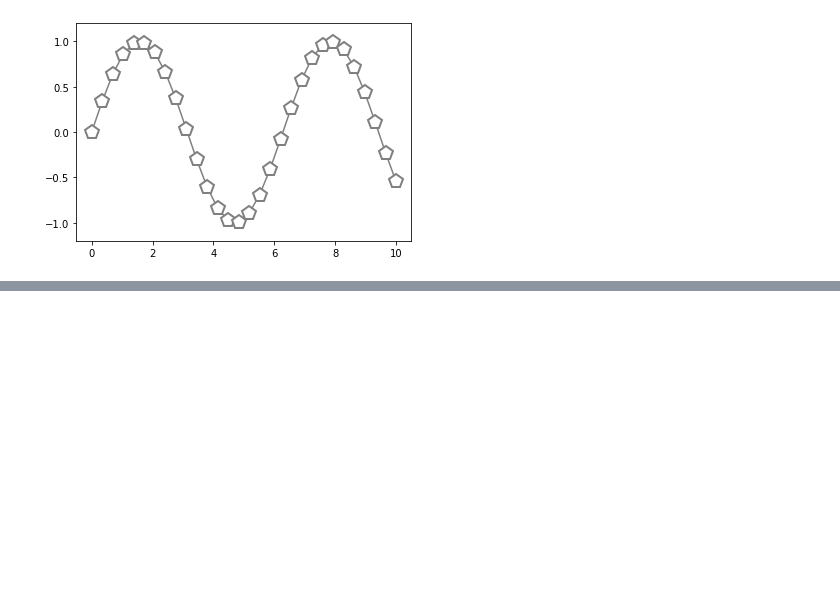
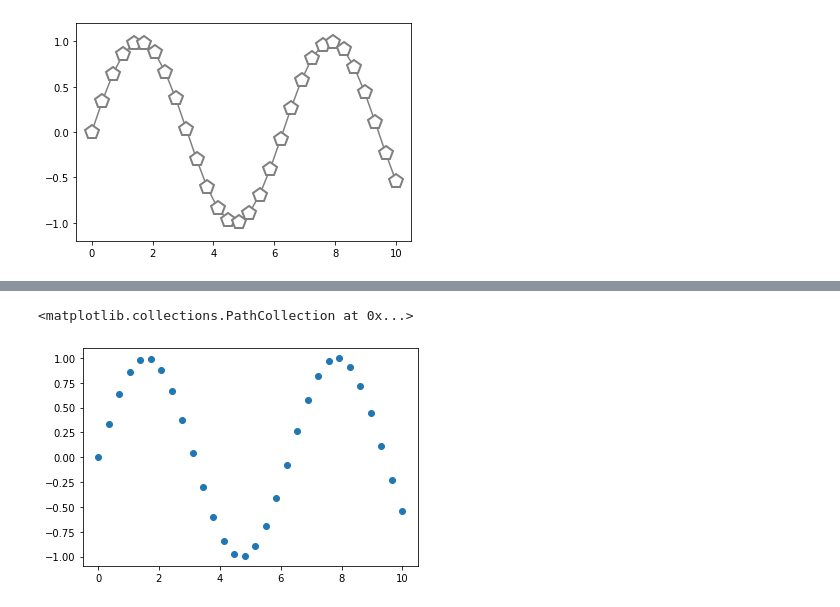
Before and after one commit to JP109/ML-Basics, a Jupyter notebook: matplotlib/Scatter_plot.ipynb, the cells around one changed output, grey strips where cells are left out. Cells and saved outputs as stored; diff of their text form; code cells hidden in the pictures; blank space fills up the shorter version.

```diff
--- a/matplotlib/Scatter_plot.ipynb
+++ b/matplotlib/Scatter_plot.ipynb
@@ -43,0 +50,5 @@ plt.ylim(-1.2, 1.2)
+# %%
+plt.scatter(x, y, marker='o')
+# %% [output]
+<matplotlib.collections.PathCollection at 0x...>
+[figure, added]
```
Also changed, not shown: parts of 4 cells of this notebook.
